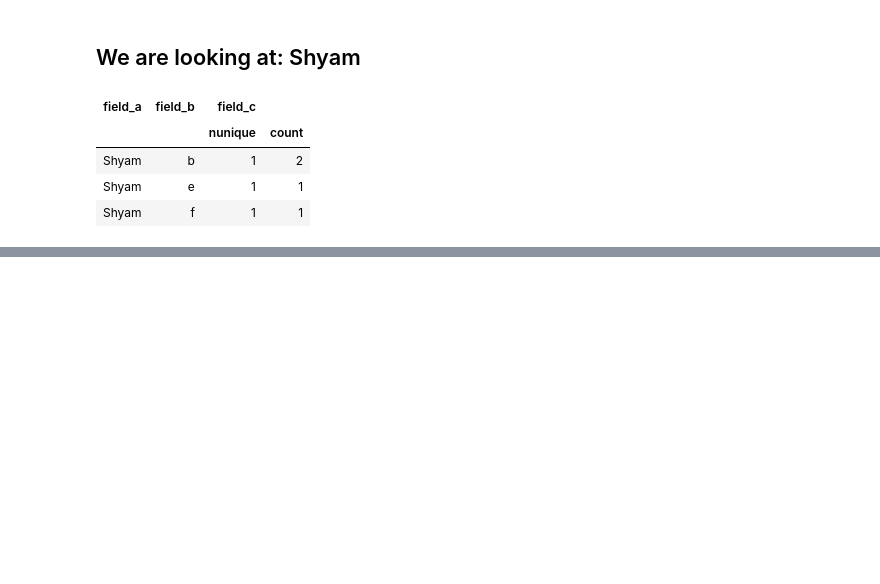
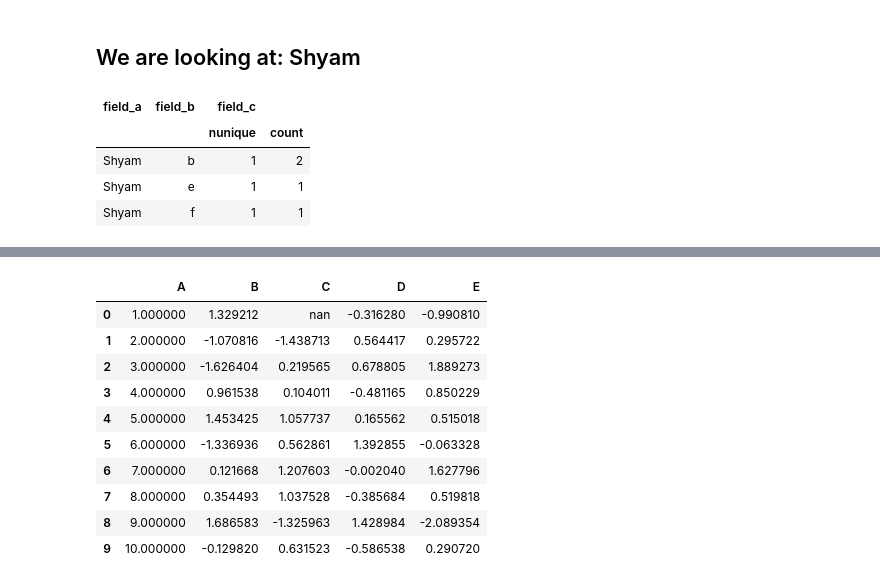
Before and after one commit to zwotzie/googlecolaboratory, a Jupyter notebook: pandas_multi.ipynb, the cells around one changed output, grey strips where cells are left out. Saved outputs shown, nothing was run; the diff lists cells and outputs as text; code cells hidden in the pictures; blank space fills up the shorter version.

```diff
--- a/pandas_multi.ipynb
+++ b/pandas_multi.ipynb
@@ -116,0 +172,37 @@ for domain in sorted(df.field_a.unique()):
+# %%
+# https://pandas.pydata.org/pandas-docs/version/1.0.5/user_guide/style.html
+
+# this example did not work here
+
+np.random.seed(24)
+df = pd.DataFrame({'A': np.linspace(1, 10, 10)})
+df = pd.concat([df, pd.DataFrame(np.random.randn(10, 4), columns=list('BCDE'))],
+               axis=1)
+df.iloc[0, 2] = np.nan
+
+#display(df)
+
+def color_negative_red(val):
+    """
+    Takes a scalar and returns a string with
+    the css property `'color: red'` for negative
+    strings, black otherwise.
+    """
+    color = 'red' if val < 0 else 'black'
+    return 'color: %s' % color
+
+s = df.style.applymap(color_negative_red, subset=['D','E'])
+# s = df.style.applymap(color_negative_red)
+s
+# %% [output]
+|  | A | B | C | D | E |
+| 0 | 1.000000 | 1.329212 | nan | -0.316280 | -0.990810 |
+| 1 | 2.000000 | -1.070816 | -1.438713 | 0.564417 | 0.295722 |
+| 2 | 3.000000 | -1.626404 | 0.219565 | 0.678805 | 1.889273 |
+| 3 | 4.000000 | 0.961538 | 0.104011 | -0.481165 | 0.850229 |
+| 4 | 5.000000 | 1.453425 | 1.057737 | 0.165562 | 0.515018 |
+| 5 | 6.000000 | -1.336936 | 0.562861 | 1.392855 | -0.063328 |
+| 6 | 7.000000 | 0.121668 | 1.207603 | -0.002040 | 1.627796 |
+| 7 | 8.000000 | 0.354493 | 1.037528 | -0.385684 | 0.519818 |
+| 8 | 9.000000 | 1.686583 | -1.325963 | 1.428984 | -2.089354 |
+| 9 | 10.000000 | -0.129820 | 0.631523 | -0.586538 | 0.290720 |
```
Also changed, not shown: parts of 6 cells of this notebook.
